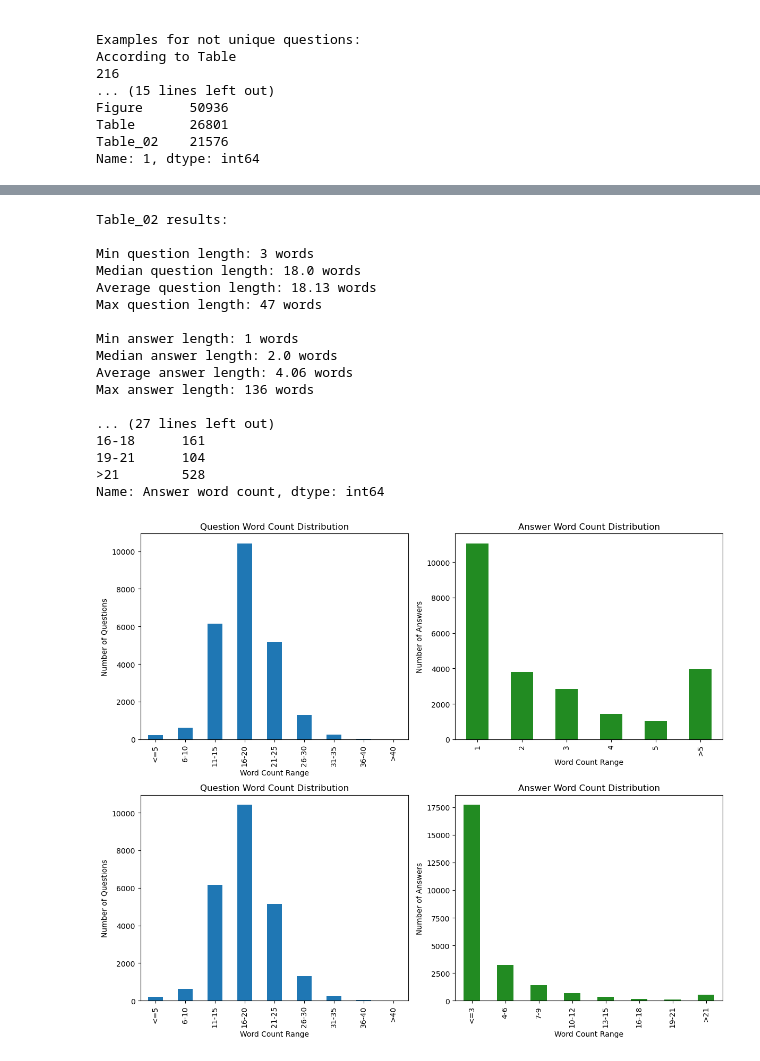
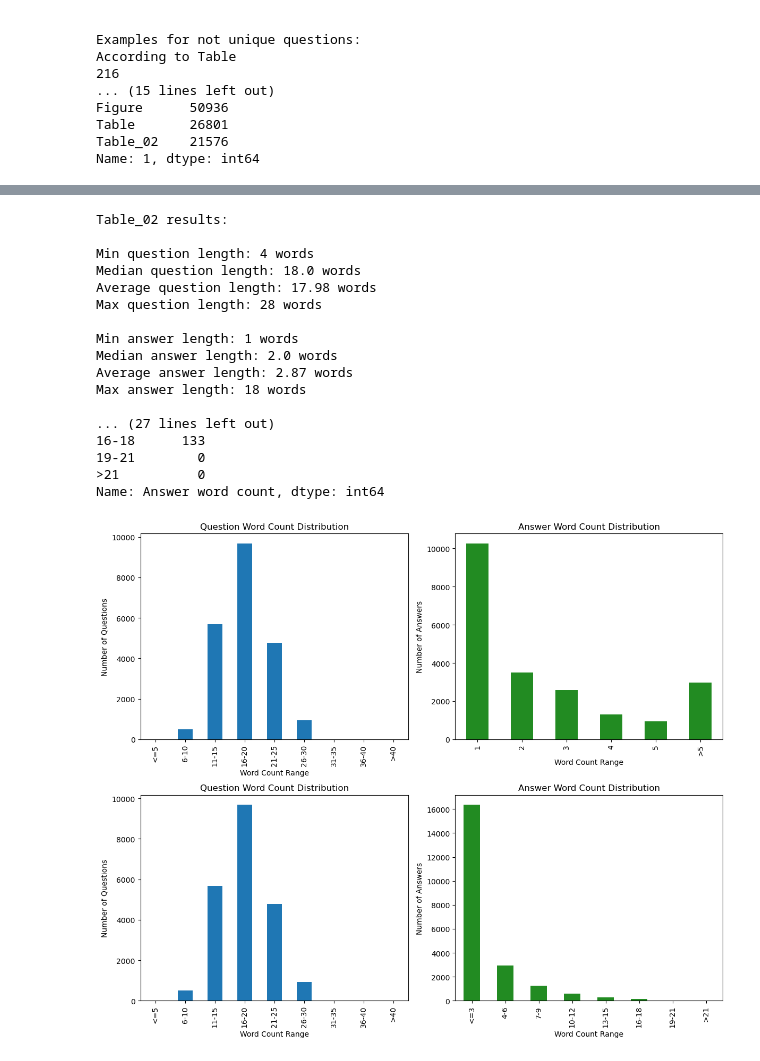
Before and after one commit to fuubian/Masterthesis_Code, a Jupyter notebook: dataset/qa_pair_filtering/filter_questions_01.ipynb, the cells around one changed output, grey strips where cells are left out. Saved outputs shown, nothing was run; the diff lists cells and outputs as text; code cells hidden in the pictures.

```diff
--- a/dataset/qa_pair_filtering/filter_questions_01.ipynb
+++ b/dataset/qa_pair_filtering/filter_questions_01.ipynb
@@ -454,21 +454,21 @@ Name: Answer word count, dtype: int64
 # %%
-get_qa_pair_statistics(qa_pair_file, "Table_02")
+get_qa_pair_statistics(qa_pair_filtered_file, "Table_02")
 # %% [output]
 Table_02 results:
 
-Min question length: 3 words
+Min question length: 4 words
 Median question length: 18.0 words
-Average question length: 18.13 words
-Max question length: 47 words
+Average question length: 17.98 words
+Max question length: 28 words
 
 Min answer length: 1 words
 Median answer length: 2.0 words
-Average answer length: 4.06 words
-Max answer length: 136 words
+Average answer length: 2.87 words
+Max answer length: 18 words
 
 ... (27 lines left out)
-16-18      161
-19-21      104
->21        528
+16-18      133
+19-21        0
+>21          0
 Name: Answer word count, dtype: int64
-[figure, old version]
+[figure, new version]
```
Also changed, not shown: parts of 3 cells of this notebook.
